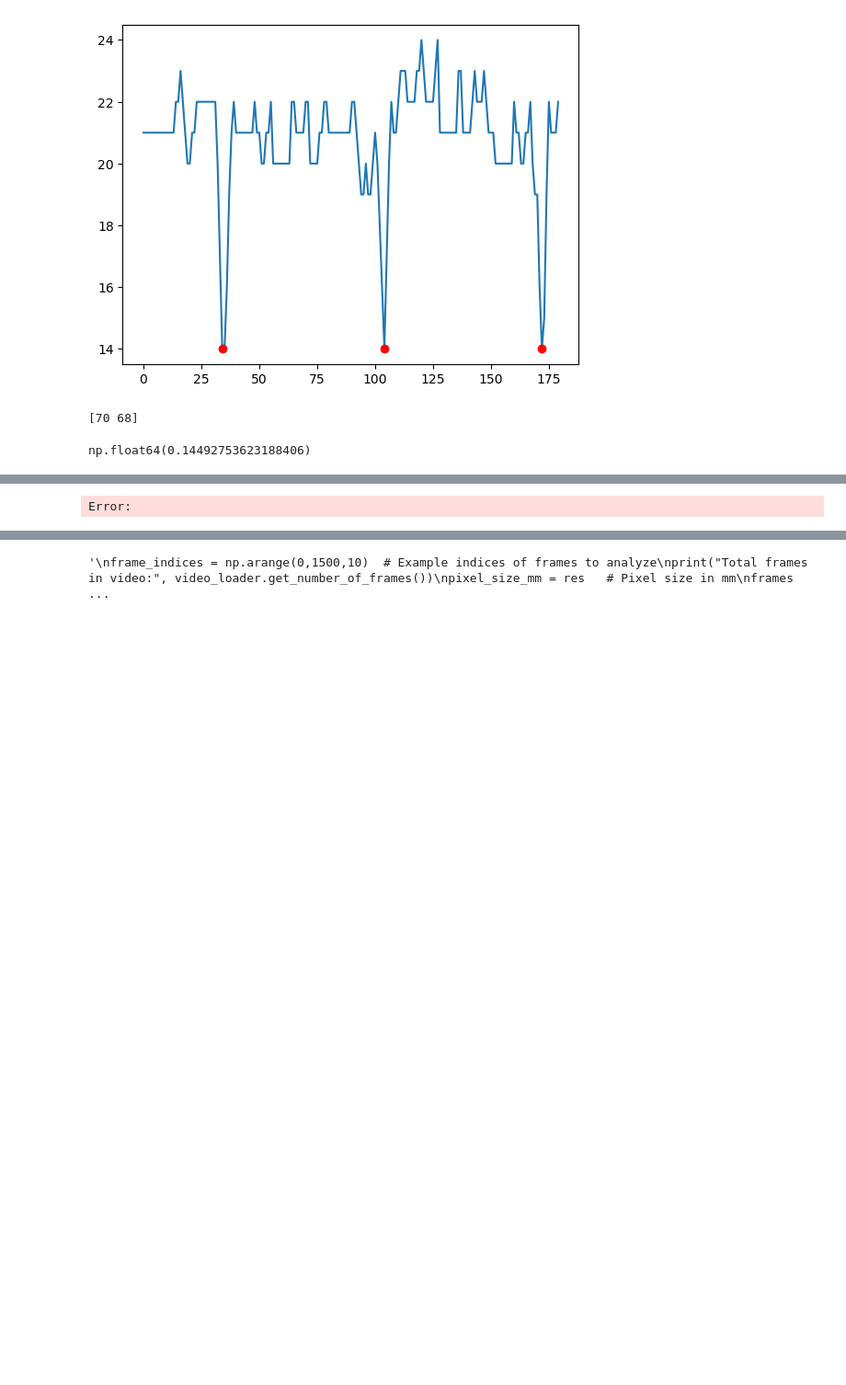
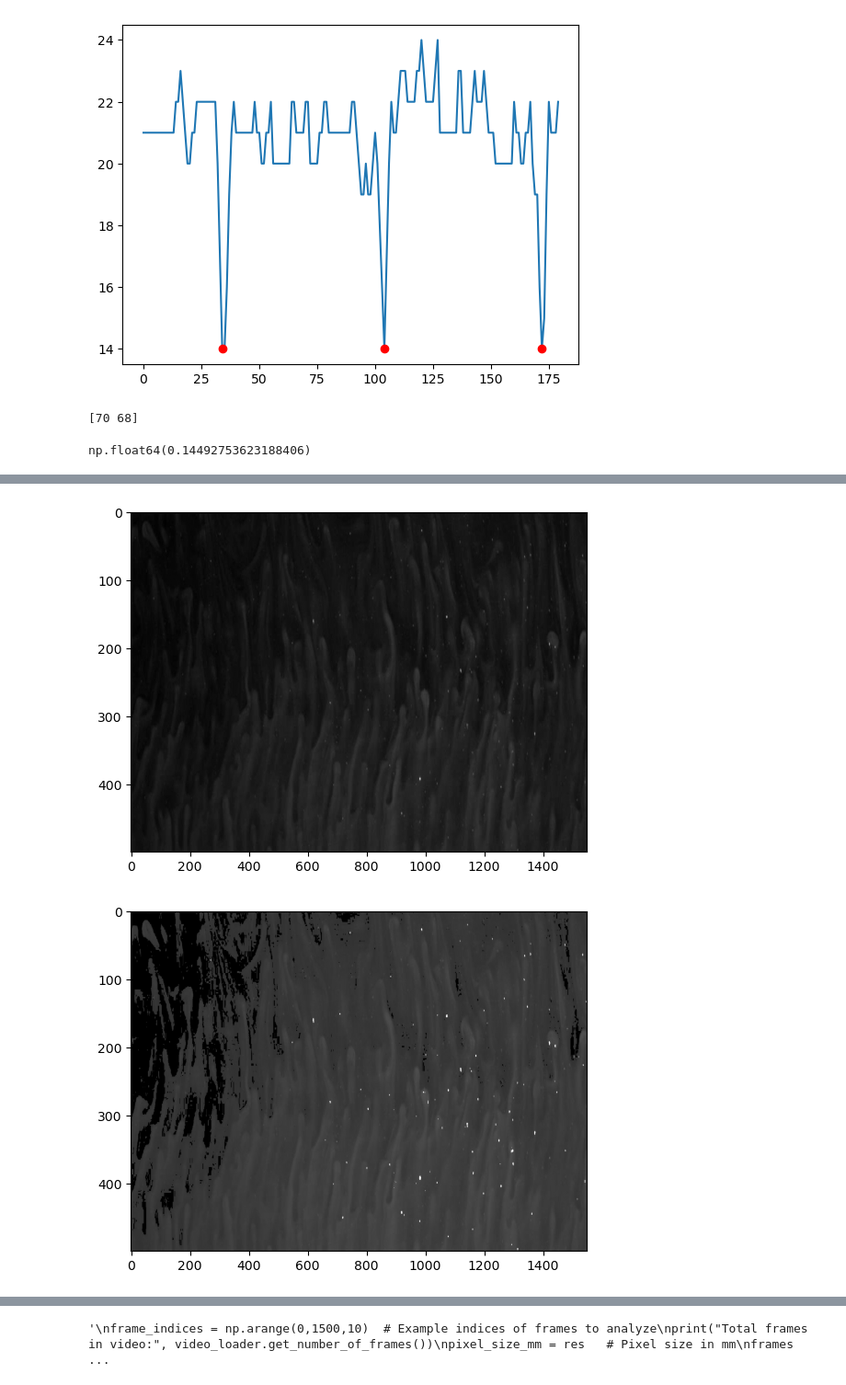
Before and after one commit to clemensuniH/ocean_pro, a Jupyter notebook: video_analysis.ipynb, the cells around one changed output, grey strips where cells are left out. Shown at 92% size. Saved outputs shown, nothing was run; the diff lists cells and outputs as text; code cells hidden in the pictures; blank space fills up the shorter version.

```diff
--- a/video_analysis.ipynb
+++ b/video_analysis.ipynb
@@ -49,5 +55,6 @@ video_loader.display_frame(800, color_channel=1)
 # %%
-pre_computed = tools.fourier_analysis(video_loader,res, x_up=par_window['x_up'],x_down=par_window['x_down'],y_left=par_window['y_left'],y_right=par_window['y_right'],start_frame=0, end_frame=1000)
+frequencies, magnitudes = tools.fourier_analysis(video_loader,res, x_up=par_window['x_up'],x_down=par_window['x_down'],y_left=par_window['y_left'],y_right=par_window['y_right'],start_frame=900, end_frame=1000,v_min=50,v_max=80)
 # %% [output]
-Error:
+[figure, added]
+[figure, added]
 # %%
```
Also changed, not shown: parts of 10 cells of this notebook, 1 other file.
